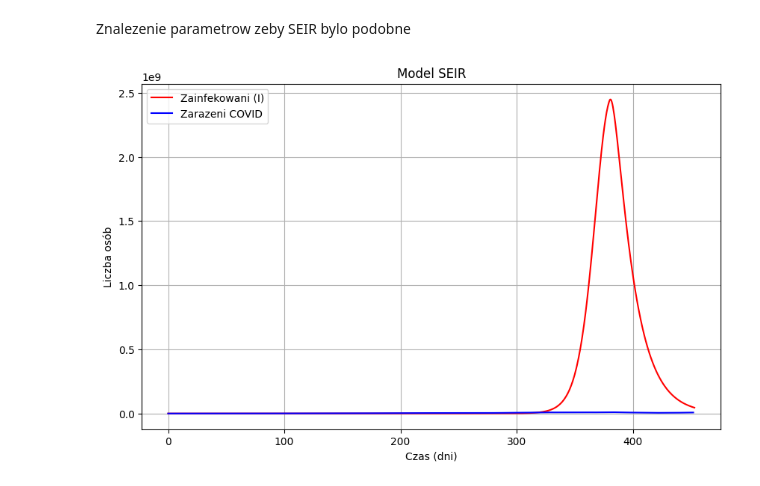
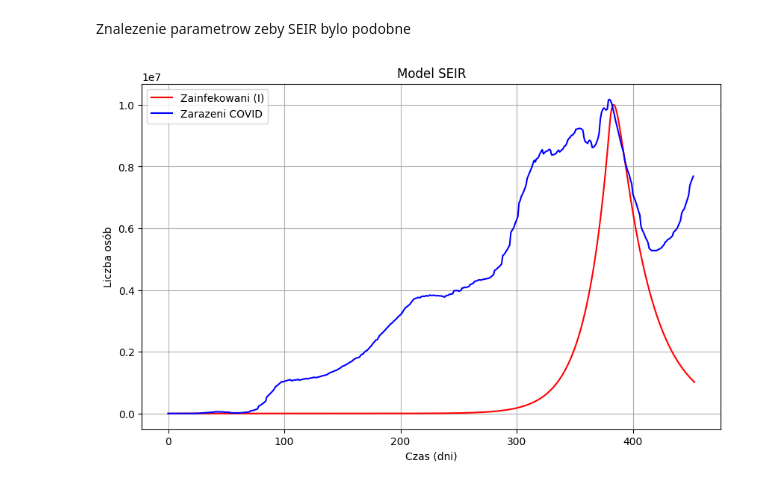
Before and after one commit to kubicaszymon/modelowanie-procesow-fizjologicznych, a Jupyter notebook: lab-7/lab.ipynb, the cells around one changed output. Saved outputs shown, nothing was run; the diff lists cells and outputs as text; code cells hidden in the pictures.

```diff
--- a/lab-7/lab.ipynb
+++ b/lab-7/lab.ipynb
@@ -216,28 +215,27 @@ def new_SEIR(t, z, N, beta_points, a, gamma, mu) -> tuple[float, float, float, f
 # %%
 # SEIR
 gamma = 1.0 / 14.0
 a = 1.0 / 5.0
 mu = 0.0
 
 beta_schedule = [
-    (0,   0.25),   # Start: Umiarkowany wzrost (R0 = 2.5) - nie zużywamy całego S od razu!
-    (90,  0.08),   # Lockdown: Beta < Gamma (0.1) -> epidemia wygasa
-    (180, 0.20),   # Jesień: Wzrost, mamy jeszcze dużo S, więc fala ruszy!
-    (240, 0.09),   # Zima: Lekkie wyhamowanie
-    (300, 0.30),   # Nowy wariant: Duży skok (ale nie 200!)
-    (380, 0.05),   # Wiosna: Mocny spadek
-    (450, 0.05)
+    (0,   0.11),
+    (100, 0.154),
+    (180, 0.151),
+    (300, 0.151),
+    (380, 0.03),
+    (500, 0.04)
 ]
 
 sol_seir = solve_ivp(new_SEIR, [0, 453], [N - 1, 1, 0, 0], args=(N, beta_schedule, a, gamma, mu), max_step=0.5)
 
 plt.figure(figsize=(10, 6))
 plt.plot(sol_seir.t, sol_seir.y[2], label='Zainfekowani (I)', color='red')
 plt.plot(df['Dni_od_poczatku'], df[col_infected], label="Zarazeni COVID", color="blue")
 plt.title("Model SEIR")
 plt.xlabel("Czas (dni)")
 plt.ylabel("Liczba osób")
 plt.legend()
 plt.grid(True)
 # %% [output]
-[figure, old version]
+[figure, new version]
```
Also changed, not shown: parts of 1 cell of this notebook, 1 other file.
